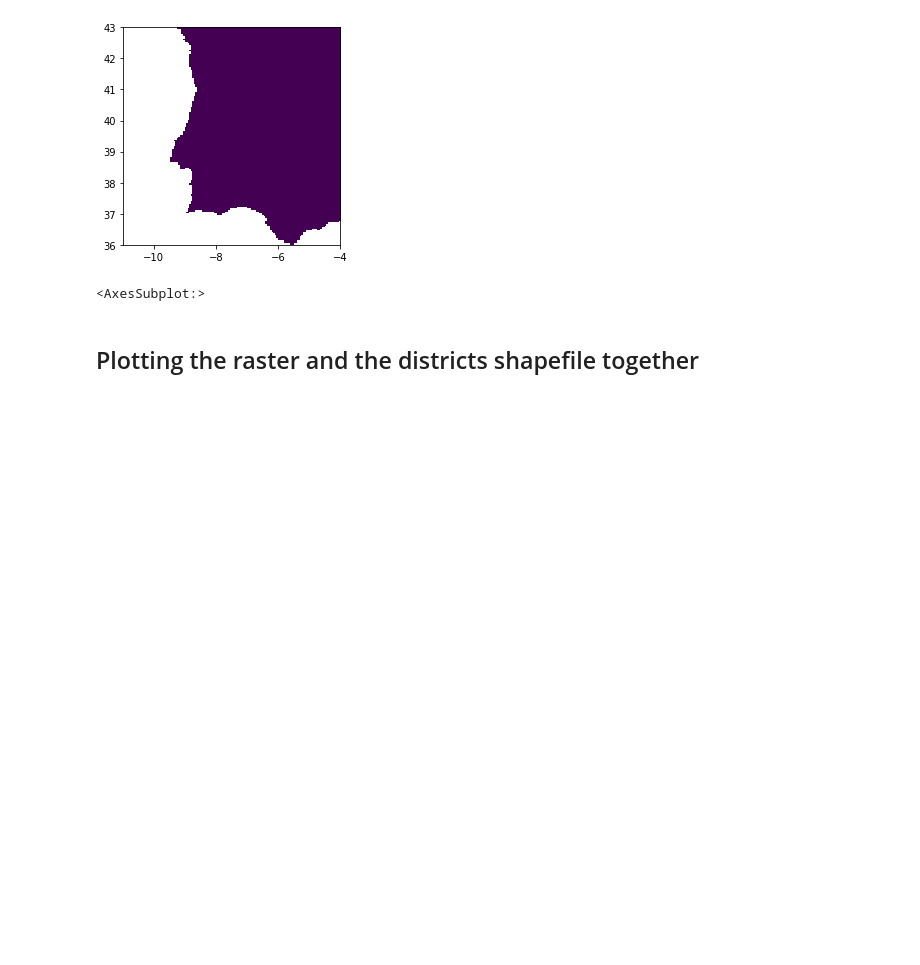
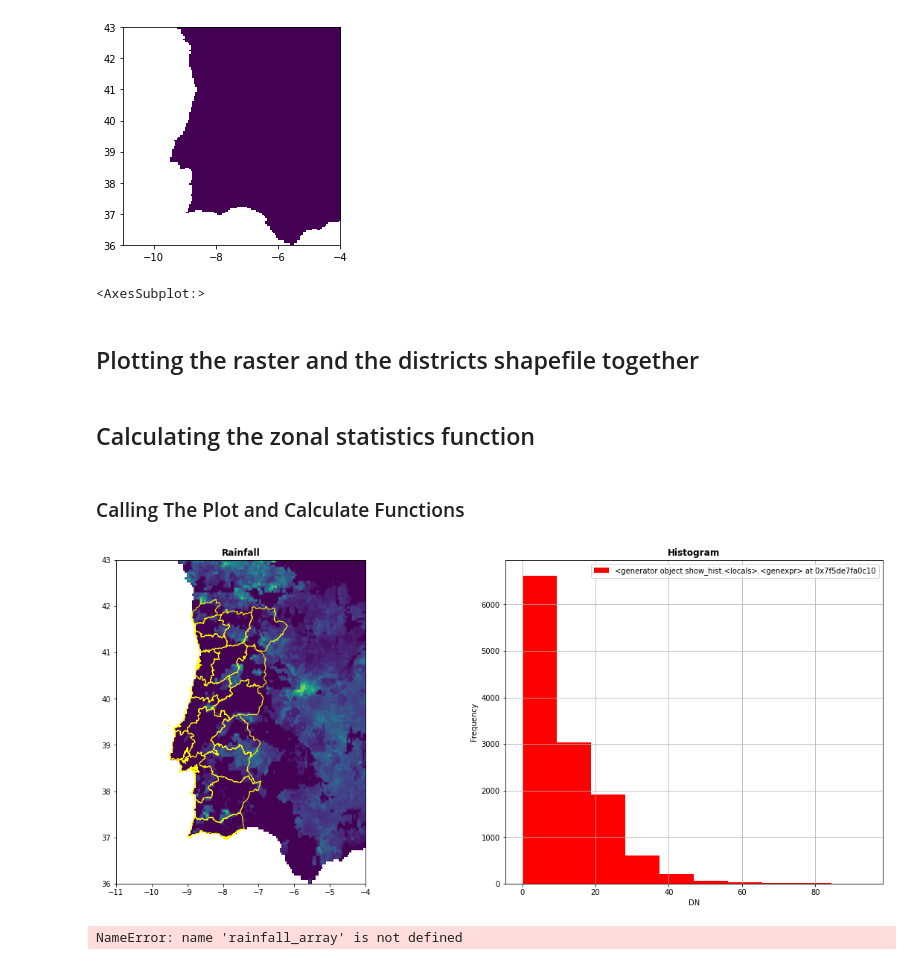
Before and after one commit to OkomoJacob/Spatial-Analysis-Studios, a Jupyter notebook: raster Zonal Statistics/zonalStats.ipynb, the cells around one changed output. Drawn from its saved outputs; the diff is of its cells as text; code cells hidden in the pictures; blank space fills up the shorter version.

```diff
--- a/raster Zonal Statistics/zonalStats.ipynb
+++ b/raster Zonal Statistics/zonalStats.ipynb
@@ -39,6 +39,8 @@ def makePlot():
     # Assign raster values to a numpy nd array
 rainfall_array = rf.read(1)
 affine = rf.transform
+# %% [markdown]
+## Calculating the zonal statistics function
 # %%
 """Calculating the zonal statistics """
 def calcZonalStats():
@@ -57,3 +59,11 @@ def calcZonalStats():
     # Transfering the infromation from the list to a pandas DataFrame
     avg_rf_portugal = pd.DataFrame(avg_rainfall)
     print(avg_rf_portugal)
+# %% [markdown]
+### Calling The Plot and Calculate Functions
+# %%
+makePlot()
+calcZonalStats()
+# %% [output]
+[figure, added]
+NameError: name 'rainfall_array' is not defined
```
